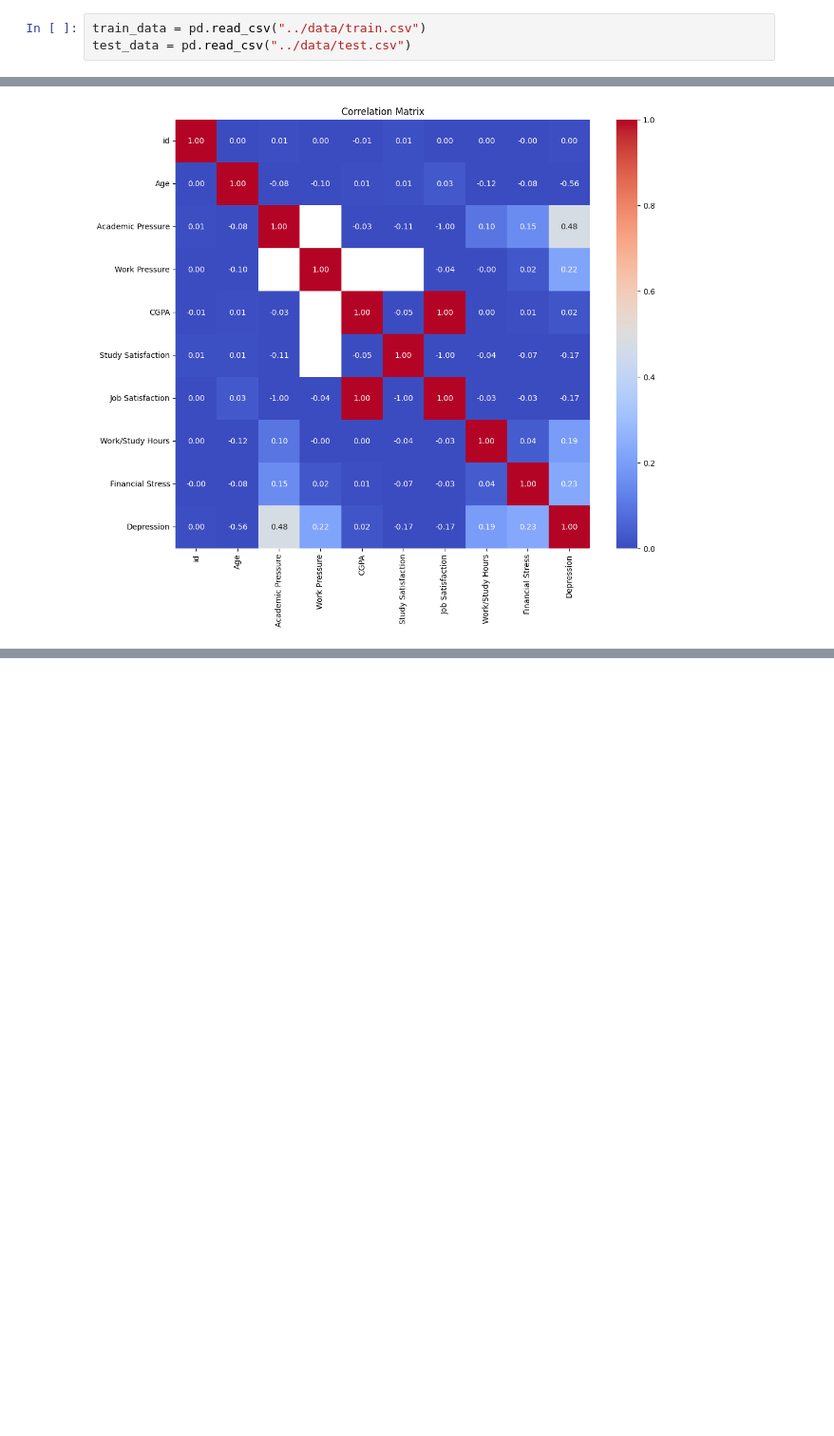
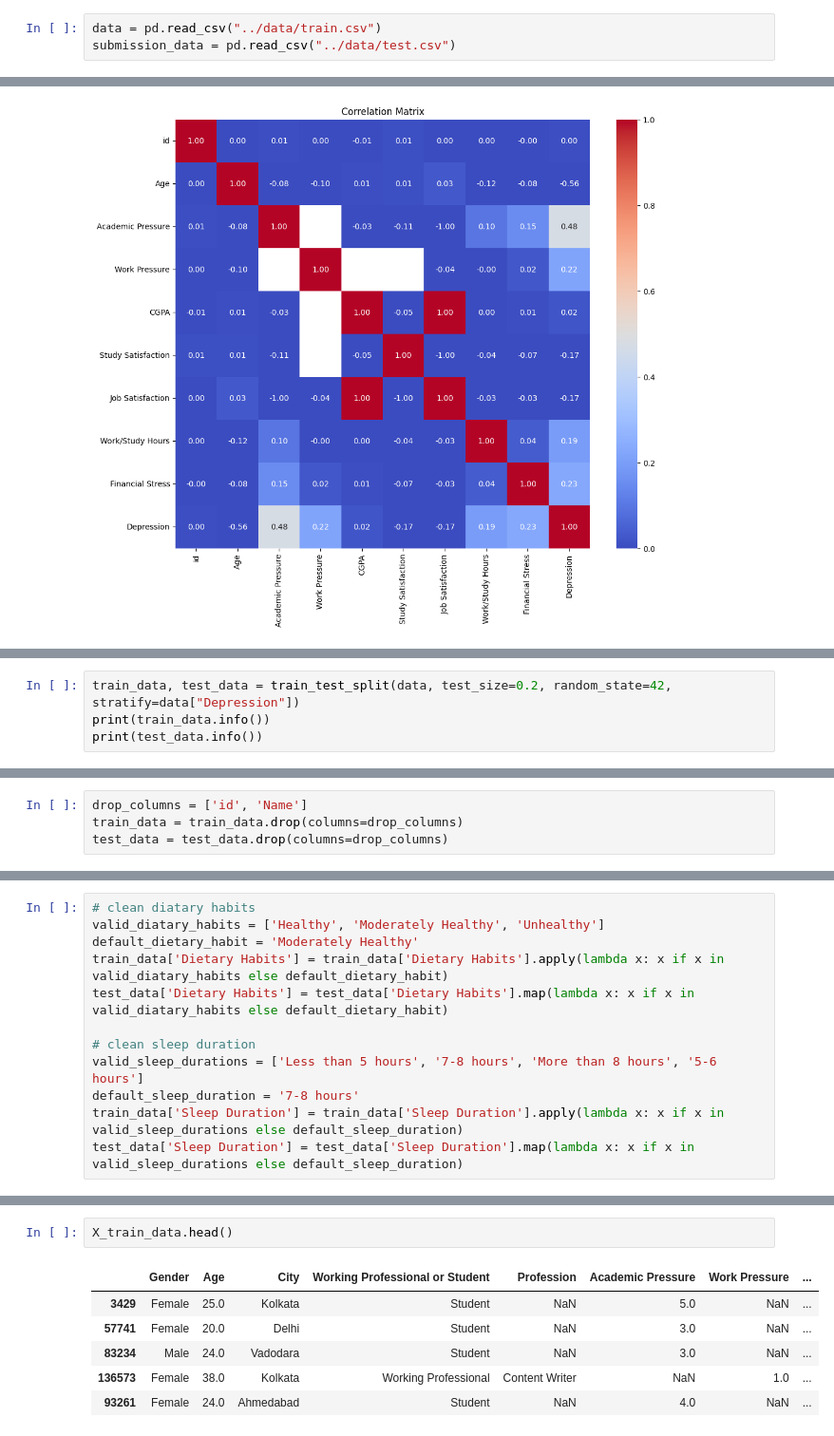
Before and after one commit to ricpnk/Mental_Health_Project_ML2, a Jupyter notebook: notebooks/exploration.ipynb, the cells around one changed output, grey strips where cells are left out. Shown at 95% size. Drawn from its saved outputs; the diff is of its cells as text; blank space fills up the shorter version.

```diff
--- a/notebooks/exploration.ipynb
+++ b/notebooks/exploration.ipynb
@@ -9,4 +21,4 @@ import seaborn as sns
 # %%
-train_data = pd.read_csv("../data/train.csv")
-test_data = pd.read_csv("../data/test.csv")
+data = pd.read_csv("../data/train.csv")
+submission_data = pd.read_csv("../data/test.csv")
 # %%
@@ -206,0 +180,4 @@ Name: count, dtype: int64
+# %%
+train_data, test_data = train_test_split(data, test_size=0.2, random_state=42, stratify=data["Depression"])
+print(train_data.info())
+print(test_data.info())
@@ -206,0 +222,4 @@ Name: count, dtype: int64
+# %%
+drop_columns = ['id', 'Name']
+train_data = train_data.drop(columns=drop_columns)
+test_data = test_data.drop(columns=drop_columns)
@@ -206,0 +253,12 @@ Name: count, dtype: int64
+# %%
+# clean diatary habits
+valid_diatary_habits = ['Healthy', 'Moderately Healthy', 'Unhealthy']
+default_dietary_habit = 'Moderately Healthy'
+train_data['Dietary Habits'] = train_data['Dietary Habits'].apply(lambda x: x if x in valid_diatary_habits else default_dietary_habit)
+test_data['Dietary Habits'] = test_data['Dietary Habits'].map(lambda x: x if x in valid_diatary_habits else default_dietary_habit)
+
+# clean sleep duration
+valid_sleep_durations = ['Less than 5 hours', '7-8 hours', 'More than 8 hours', '5-6 hours']
+default_sleep_duration = '7-8 hours'
+train_data['Sleep Duration'] = train_data['Sleep Duration'].apply(lambda x: x if x in valid_sleep_durations else default_sleep_duration)
+test_data['Sleep Duration'] = test_data['Sleep Duration'].map(lambda x: x if x in valid_sleep_durations else default_sleep_duration)
@@ -206,0 +288,9 @@ Name: count, dtype: int64
+# %%
+X_train_data.head()
+# %% [output]
+|  | Gender | Age | City | Working Professional or Student | Profession | Academic Pressure | Work Pressure | ... |
+| 3429 | Female | 25.0 | Kolkata | Student | NaN | 5.0 | NaN | ... |
+| 57741 | Female | 20.0 | Delhi | Student | NaN | 3.0 | NaN | ... |
+| 83234 | Male | 24.0 | Vadodara | Student | NaN | 3.0 | NaN | ... |
+| 136573 | Female | 38.0 | Kolkata | Working Professional | Content Writer | NaN | 1.0 | ... |
+| 93261 | Female | 24.0 | Ahmedabad | Student | NaN | 4.0 | NaN | ... |
```
Also changed, not shown: parts of 24 cells of this notebook.
